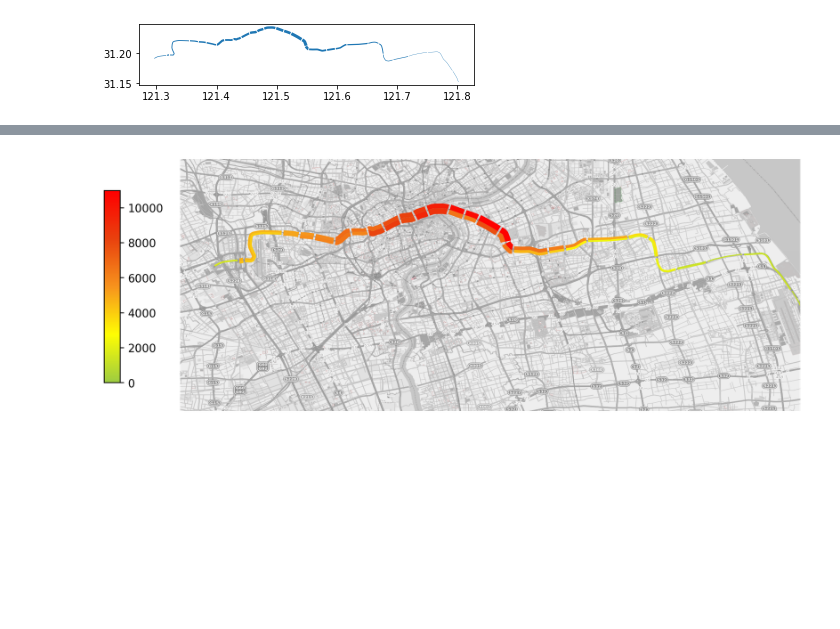
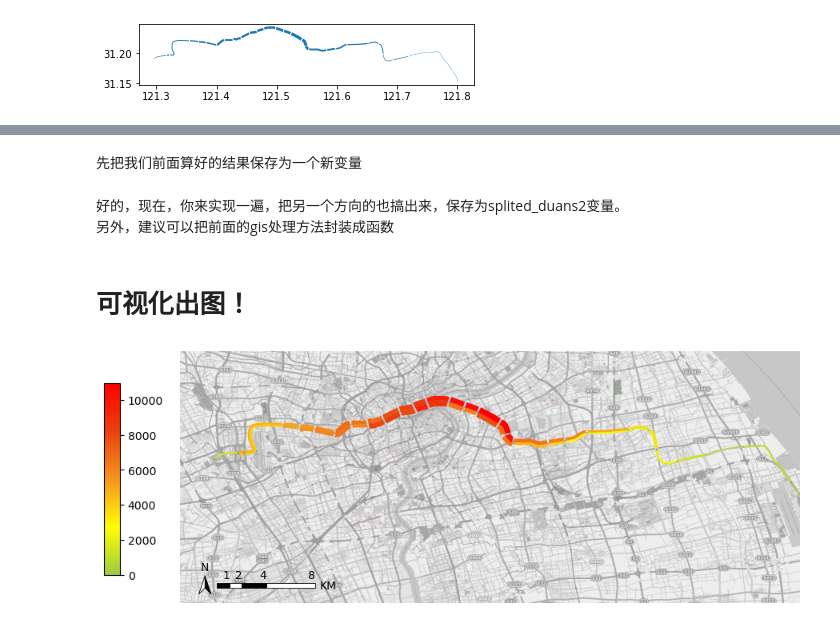
Before and after one commit to ni1o1/pygeo-tutorial, a Jupyter notebook: 轨道客流可视化！shapely初探.ipynb, the cells around one changed output, grey strips where cells are left out. Drawn from its saved outputs; the diff is of its cells as text; code cells hidden in the pictures; blank space fills up the shorter version.

```diff
--- a/轨道客流可视化！shapely初探.ipynb
+++ b/轨道客流可视化！shapely初探.ipynb
@@ -171,2 +179,7 @@ splited_duans.plot()
+# %% [markdown]
+先把我们前面算好的结果保存为一个新变量
 # %%
 splited_duans1 = splited_duans.copy()
+# %% [markdown]
+好的，现在，你来实现一遍，把另一个方向的也搞出来，保存为splited_duans2变量。
+另外，建议可以把前面的gis处理方法封装成函数
@@ -173,5 +191,7 @@ splited_duans1 = splited_duans.copy()
+# %% [markdown]
+# 可视化出图！
 # %%
-
+#设定显示范围
 lat1sh = 30.8666667;
 lat2sh = 31.5833333;
 lon1sh = 121.066667;
@@ -179,36 +199,44 @@ lon2sh = 122.0;
 bounds = [lon1sh+0.2,lat1sh+0.2,lon2sh-0.2,lat2sh-0.3]
 
 import plot_map
 #导入必要的包
 import pandas as pd
 import numpy as np
 #绘制图用的包
 import matplotlib as mpl
 import matplotlib.pyplot as plt
 #geopandas包
 import geopandas
 
-
-fig     = plt.figure(1,(10,8),dpi = 250)
+#定义画的大小
+fig     = plt.figure(1,(10,8),dpi = 100)
 ax      = plt.subplot(111)
 plt.sca(ax)
+
+#plot_map包绘制背景图
 plot_map.plot_map(plt,bounds,zoom = 12,style = 4)
 
-
+#设定colormap
 cmap = mpl.colors.LinearSegmentedColormap.from_list('cmap', ['#9DCC42','#FFFE03','#F7941D','#E9420E','#FF0000'], 256)
 vmax = splited_duans['FLOW'].max()
+
+#把前面搞出来的画上去
 splited_duans1.plot(ax=ax, column='FLOW', lw=4, cmap=cmap,vmin = 0,vmax = vmax)
 splited_duans2.plot(ax=ax, column='FLOW', lw=4, cmap=cmap,vmin = 0,vmax = vmax)
+
+# 加比例尺和指北针
+plot_map.plotscale(ax,bounds = bounds,textsize = 10,compasssize = 1,accuracy = 1000,rect = [0.06,0.06])
+
+#设定显示范围
 plt.axis('off')
 plt.xlim(bounds[0],bounds[2])
 plt.ylim(bounds[1],bounds[3])
 
+#绘制colorbar
 plt.imshow([[0,vmax]], cmap=cmap)
 cax = plt.axes([0.03, 0.35, 0.02, 0.3])
 plt.colorbar(cax=cax)
 
-
-
 plt.show()
 # %% [output]
-[figure, old version]
+[figure, new version]
```
Also changed, not shown: parts of 8 cells of this notebook.
